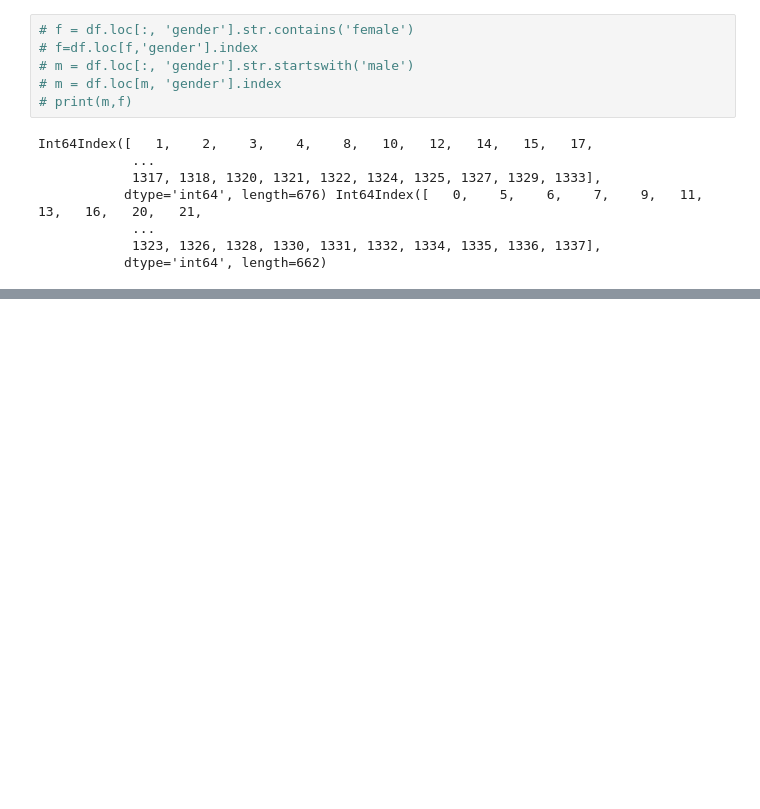
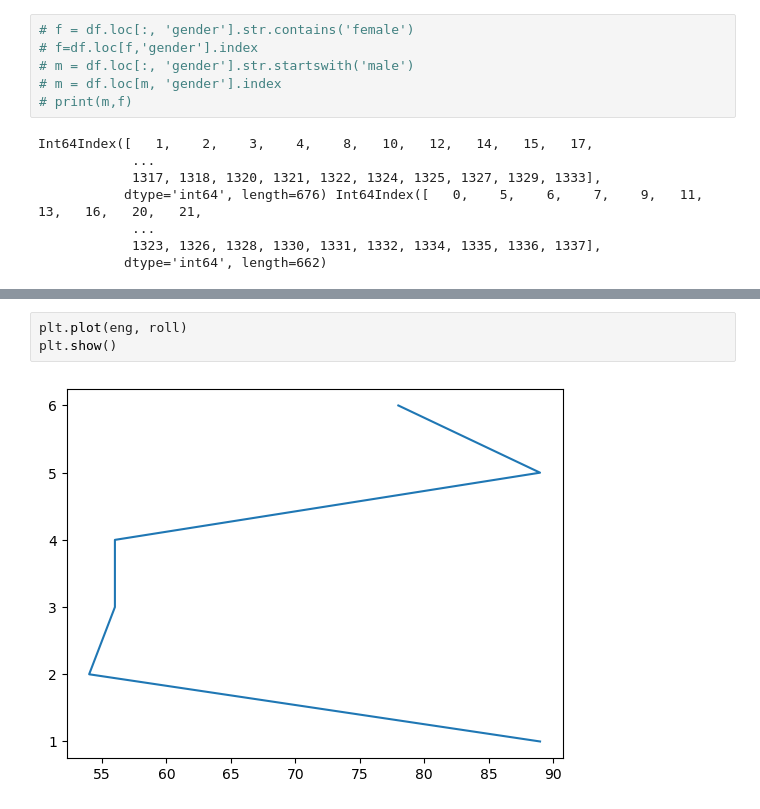
Before and after one commit to basavbamrah/training-sem-7, a Jupyter notebook: basics_5_matplt.ipynb, the cells around one changed output, grey strips where cells are left out. Cells and saved outputs as stored; diff of their text form; blank space fills up the shorter version.

```diff
--- a/basics_5_matplt.ipynb
+++ b/basics_5_matplt.ipynb
@@ -82,0 +98,5 @@ plt.bar([.5,1.5],[male,female])
+# %%
+plt.plot(eng, roll)
+plt.show()
+# %% [output]
+[figure, added]
```
Also changed, not shown: parts of 9 cells of this notebook, 1 other file.
